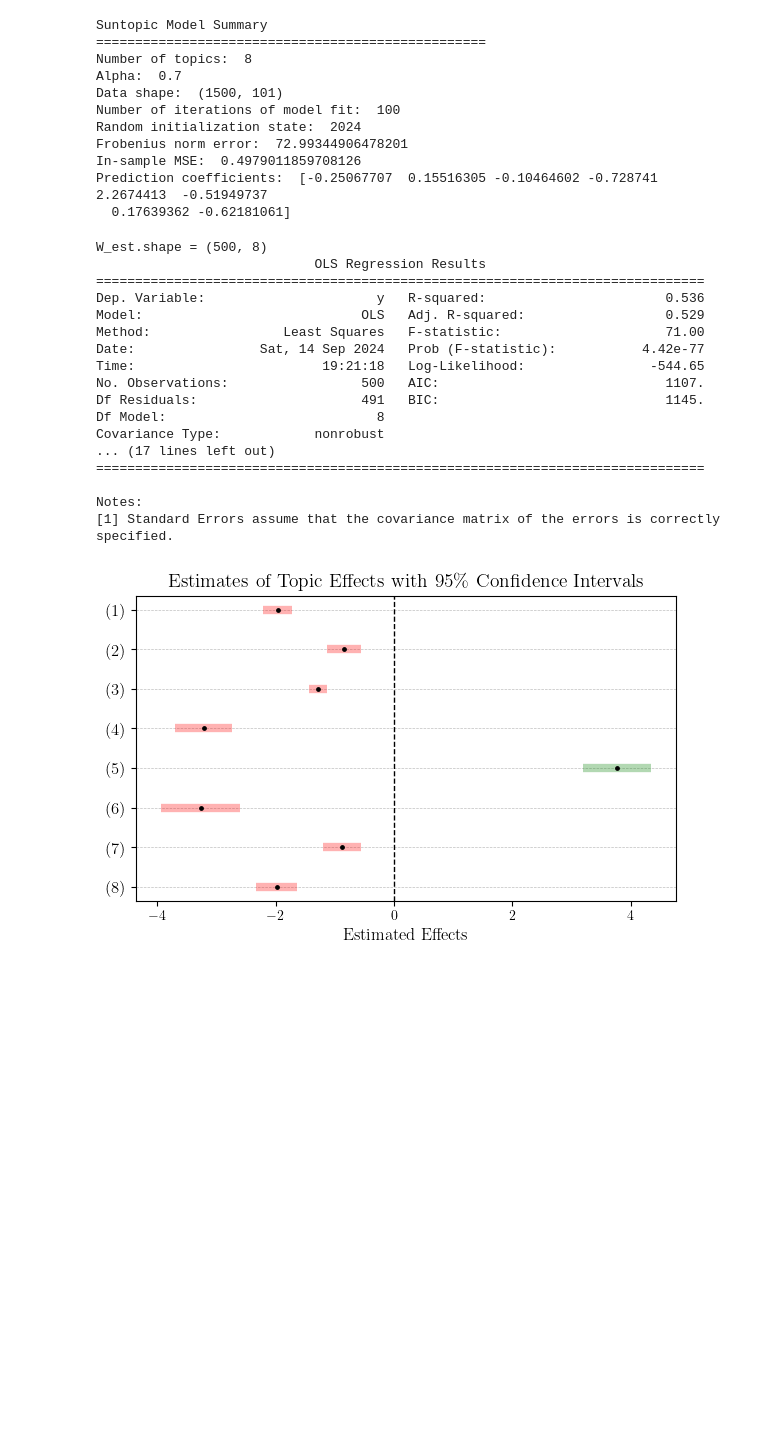
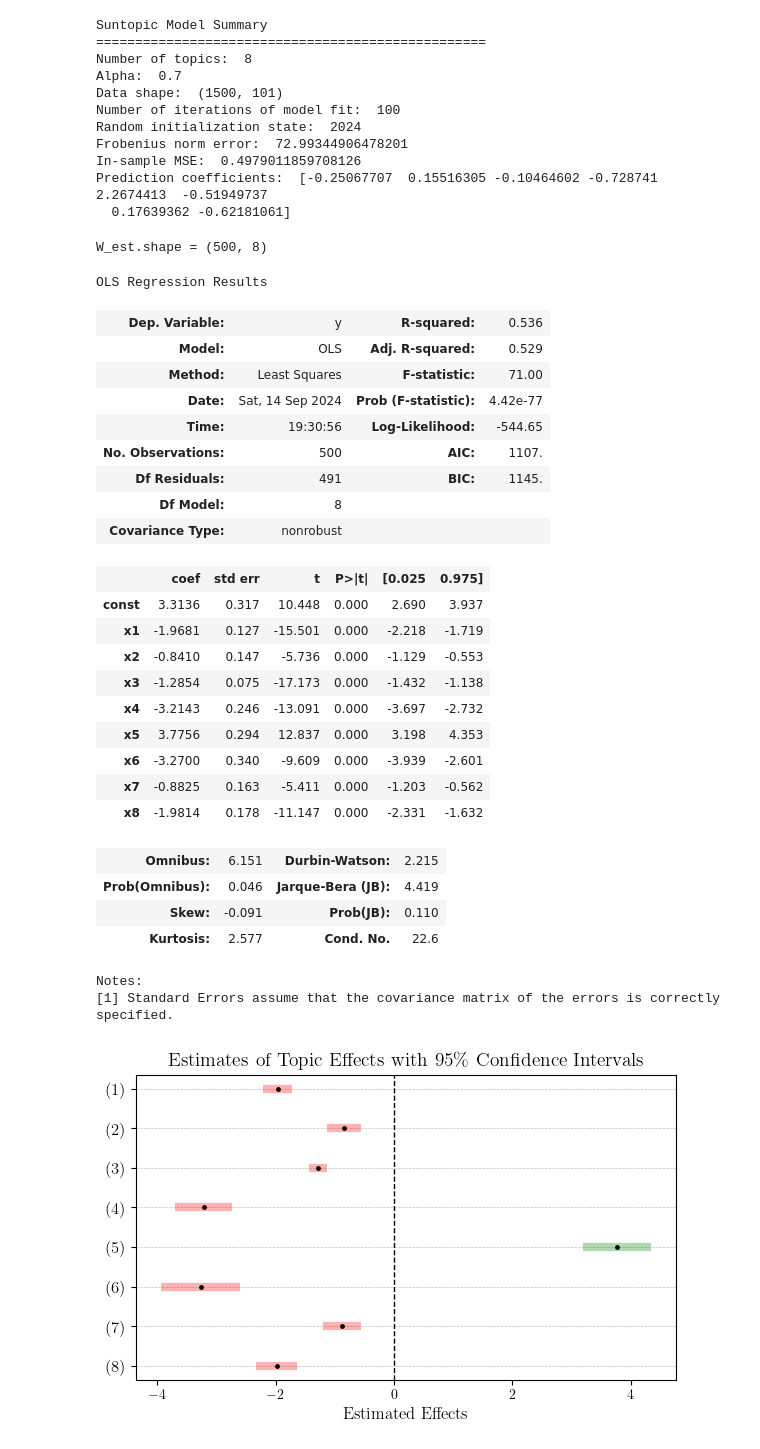
Before and after one commit to TillRS/suntopicmodel, a Jupyter notebook: sample.ipynb, the cells around one changed output. Drawn from its saved outputs; the diff is of its cells as text; code cells hidden in the pictures; blank space fills up the shorter version.

```diff
--- a/sample.ipynb
+++ b/sample.ipynb
@@ -134,29 +111,39 @@ model_loaded = suntopic.load("model.npz")
 # %%
 Y_est_pred, W_est = model_loaded.predict(X_est, return_topics=True, random_state=2025)
 print(f"{W_est.shape = }")
 
 # Fit a linear regression model to the estimated topics
 W_est = sm.add_constant(W_est)
 model_est = sm.OLS(Y_est, W_est).fit()
-print(model_est.summary())
+model_est.summary()
 # %% [output]
 W_est.shape = (500, 8)
-                            OLS Regression Results
-==============================================================================
-Dep. Variable:                      y   R-squared:                       0.536
-Model:                            OLS   Adj. R-squared:                  0.529
-Method:                 Least Squares   F-statistic:                     71.00
-Date:                Sat, 14 Sep 2024   Prob (F-statistic):           4.42e-77
-Time:                        19:21:18   Log-Likelihood:                -544.65
-No. Observations:                 500   AIC:                             1107.
-Df Residuals:                     491   BIC:                             1145.
-Df Model:                           8
-Covariance Type:            nonrobust
-... (17 lines left out)
-==============================================================================
-
-Notes:
-[1] Standard Errors assume that the covariance matrix of the errors is correctly specified.
+OLS Regression Results
+| Dep. Variable: | y | R-squared: | 0.536 |
+| Model: | OLS | Adj. R-squared: | 0.529 |
+| Method: | Least Squares | F-statistic: | 71.00 |
+| Date: | Sat, 14 Sep 2024 | Prob (F-statistic): | 4.42e-77 |
+| Time: | 19:30:56 | Log-Likelihood: | -544.65 |
+| No. Observations: | 500 | AIC: | 1107. |
+| Df Residuals: | 491 | BIC: | 1145. |
+| Df Model: | 8 |  |  |
+| Covariance Type: | nonrobust |  |  |
+|  | coef | std err | t | P>|t| | [0.025 | 0.975] |
+| const | 3.3136 | 0.317 | 10.448 | 0.000 | 2.690 | 3.937 |
+| x1 | -1.9681 | 0.127 | -15.501 | 0.000 | -2.218 | -1.719 |
+| x2 | -0.8410 | 0.147 | -5.736 | 0.000 | -1.129 | -0.553 |
+| x3 | -1.2854 | 0.075 | -17.173 | 0.000 | -1.432 | -1.138 |
+| x4 | -3.2143 | 0.246 | -13.091 | 0.000 | -3.697 | -2.732 |
+| x5 | 3.7756 | 0.294 | 12.837 | 0.000 | 3.198 | 4.353 |
+| x6 | -3.2700 | 0.340 | -9.609 | 0.000 | -3.939 | -2.601 |
+| x7 | -0.8825 | 0.163 | -5.411 | 0.000 | -1.203 | -0.562 |
+| x8 | -1.9814 | 0.178 | -11.147 | 0.000 | -2.331 | -1.632 |
+| Omnibus: | 6.151 | Durbin-Watson: | 2.215 |
+| Prob(Omnibus): | 0.046 | Jarque-Bera (JB): | 4.419 |
+| Skew: | -0.091 | Prob(JB): | 0.110 |
+| Kurtosis: | 2.577 | Cond. No. | 22.6 |
+Notes:
+[1] Standard Errors assume that the covariance matrix of the errors is correctly specified.
 # %%
 # Set font to Computer Modern
 plt.rcParams["text.usetex"] = True
```
Also changed, not shown: parts of 2 cells of this notebook.
